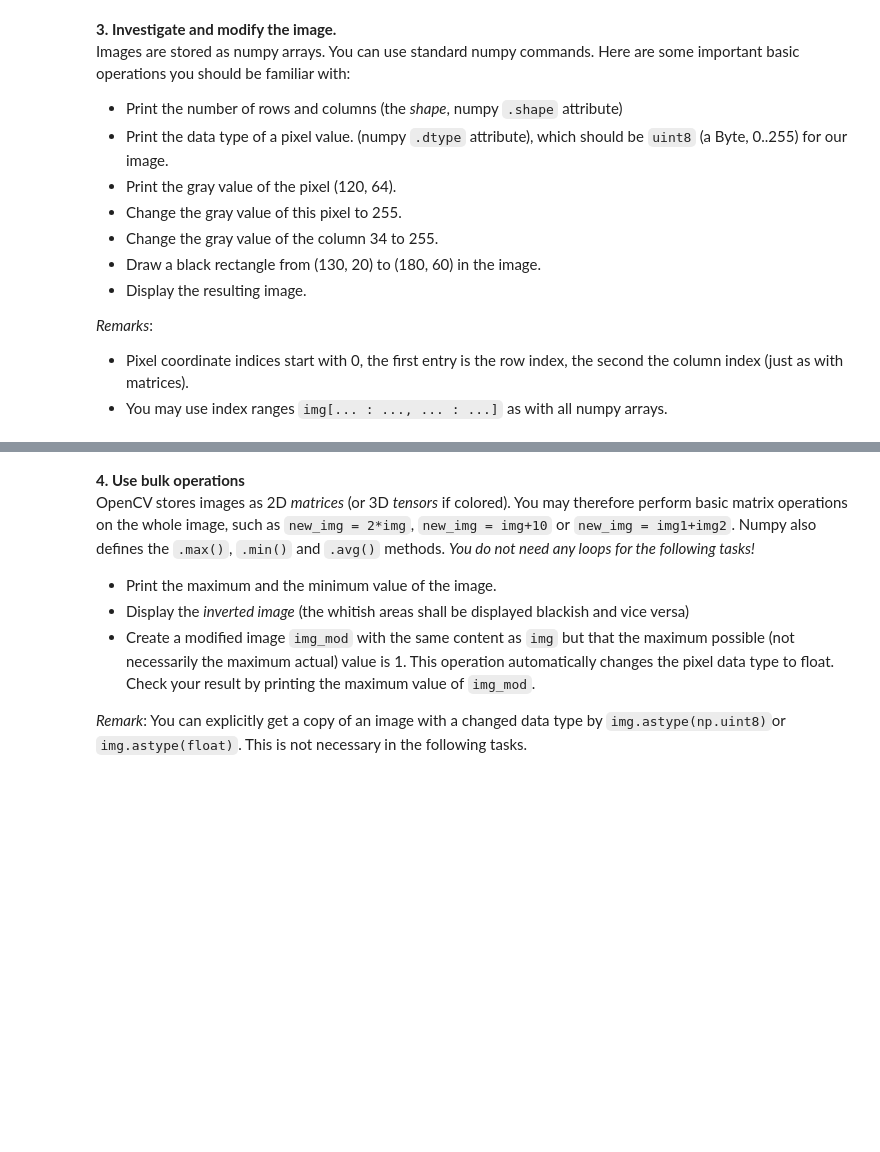
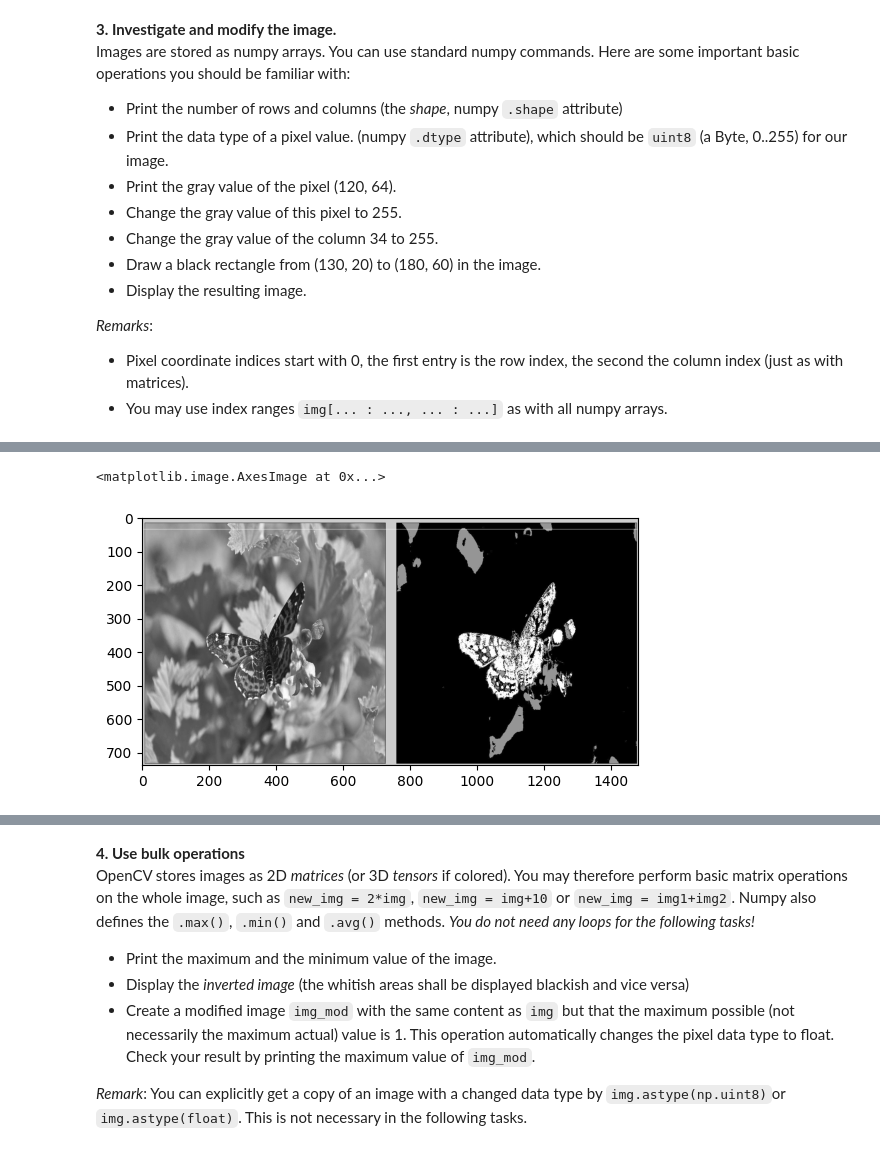
Before and after one commit to EIT-TI3/dbv-breiting, a Jupyter notebook: P1Prep.ipynb, the cells around one changed output, grey strips where cells are left out. Saved outputs shown, nothing was run; the diff lists cells and outputs as text; code cells hidden in the pictures; blank space fills up the shorter version.

```diff
--- a/P1Prep.ipynb
+++ b/P1Prep.ipynb
@@ -74,10 +74,6 @@ _Remarks_:
 print(img.shape)
 print(img.dtype)
 print(img[120,64])
-img[120,64] = 255
-# img[120,65] = 255
-
-plt.imshow(img, cmap='gray')
 # %% [output]
 (738, 1482)
 uint8
@@ -86,0 +88,7 @@ uint8
+# %%
+img_col = img.copy()
+img_col[33:34] = 255
+plt.imshow(img_col, cmap='gray')
+# %% [output]
+<matplotlib.image.AxesImage at 0x...>
+[figure, added]
```
Also changed, not shown: parts of 5 cells of this notebook, 1 other file.
